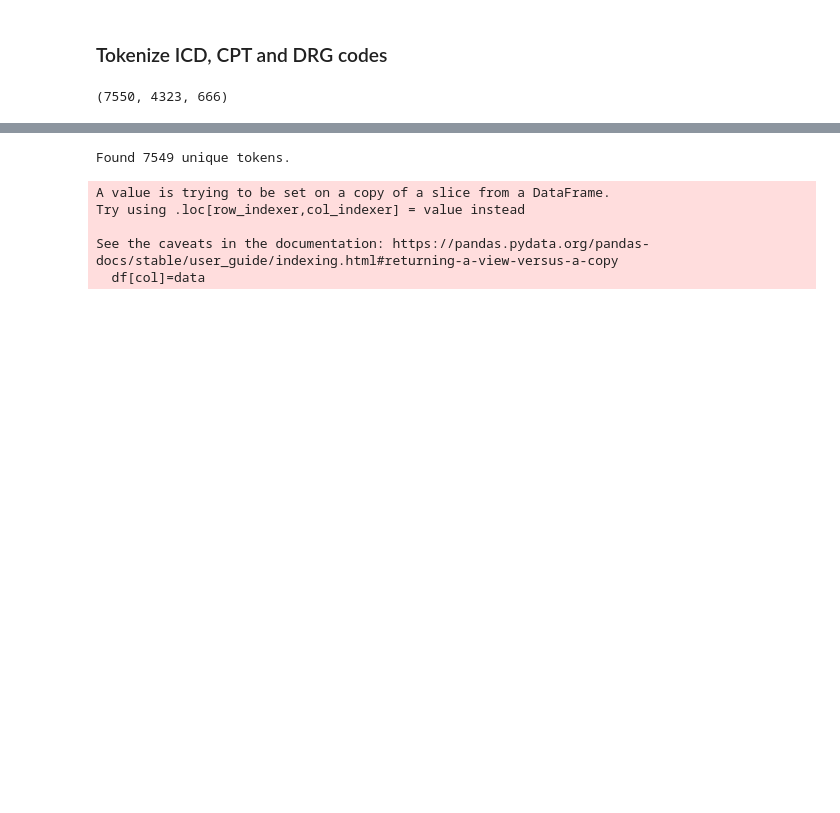
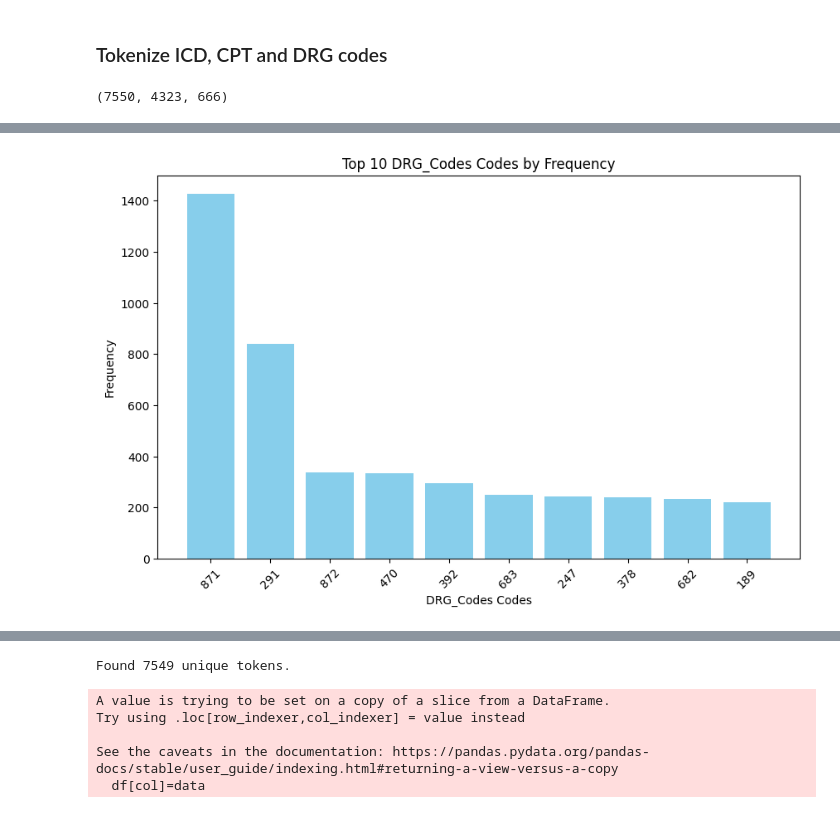
Before and after one commit to Rana-Banerjee/BloomValue, a Jupyter notebook: Bloom_Anomaly_detection.ipynb, the cells around one changed output, grey strips where cells are left out. Cells and saved outputs as stored; diff of their text form; code cells hidden in the pictures; blank space fills up the shorter version.

```diff
--- a/Bloom_Anomaly_detection.ipynb
+++ b/Bloom_Anomaly_detection.ipynb
@@ -734 +779,6 @@ len(np.unique(merged_data[icd_cols].values)), len(np.unique(merged_data[cpt_cols
+# %%
+# Top 10 DRG codes
+plot_top_codes(merged_data['DRG_Code'], "DRG_Codes", top_n=10)
+# %% [output]
+[figure, added]
 # %%
```
Also changed, not shown: parts of 19 cells of this notebook, 2 other files.
